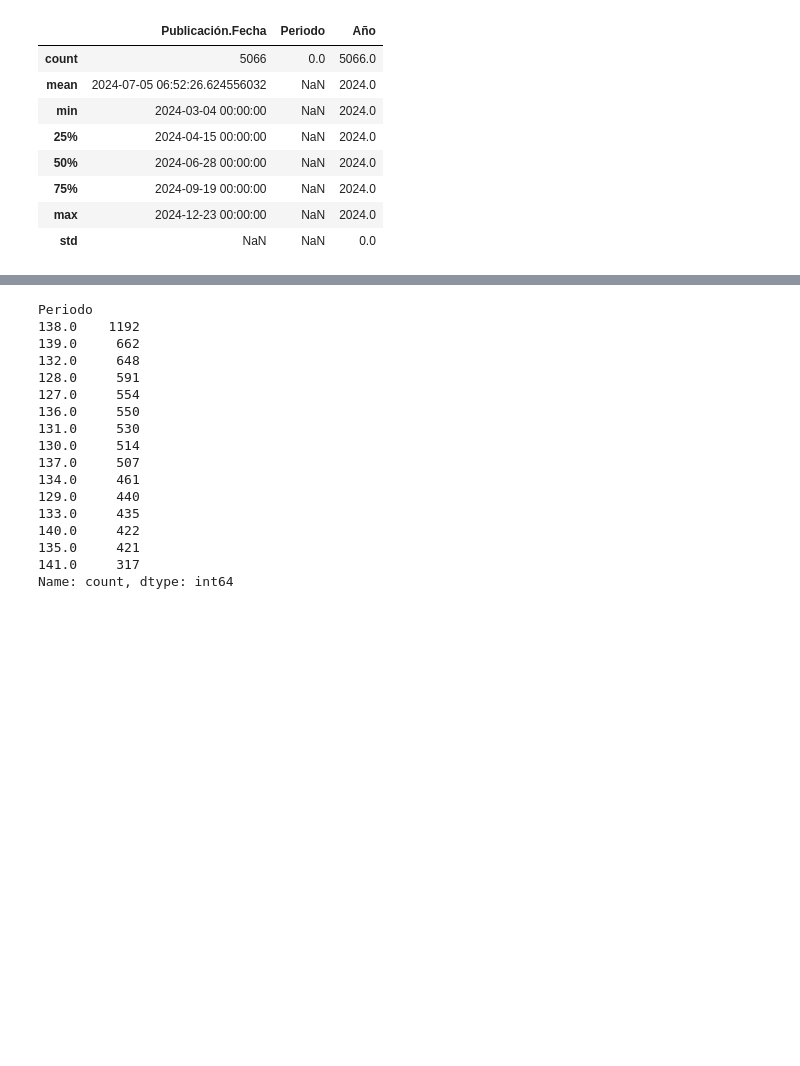
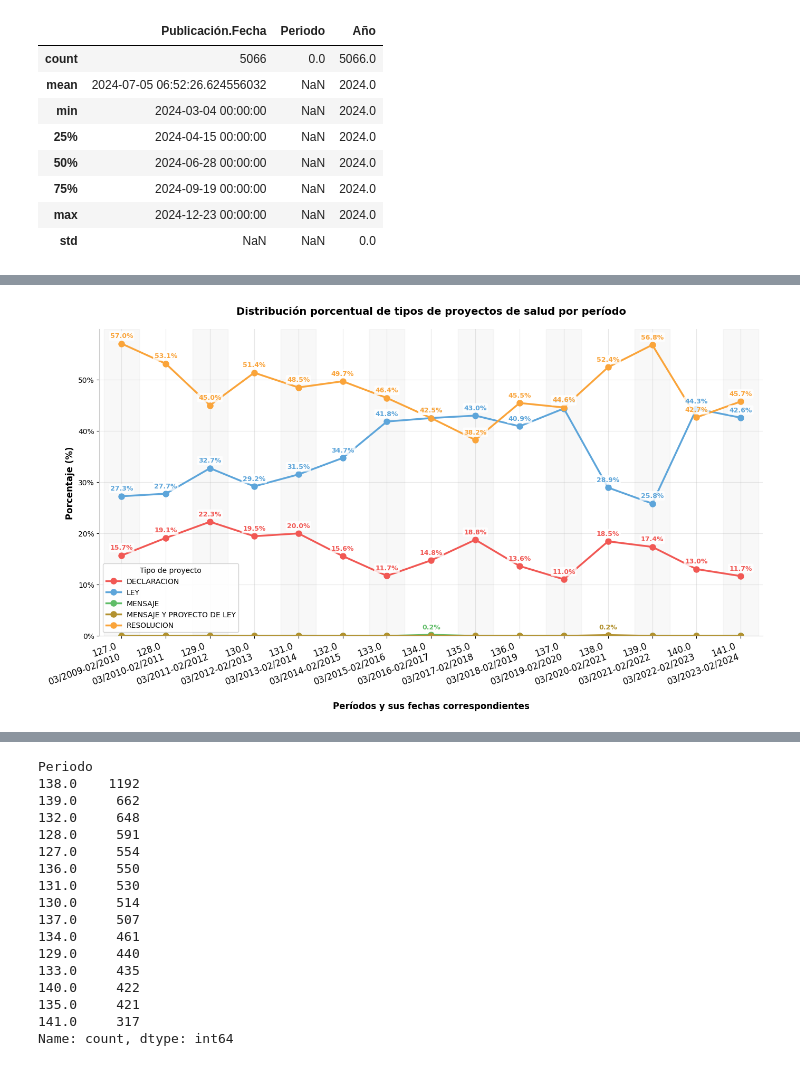
Before and after one commit to AmaliaGuaymasCanavire/iamas_iniciativasleg_salud, a Jupyter notebook: src/notebooks/2.2eda_IL_SALUD_2009_2024.ipynb, the cells around one changed output, grey strips where cells are left out. Saved outputs shown, nothing was run; the diff lists cells and outputs as text; code cells hidden in the pictures; blank space fills up the shorter version.

```diff
--- a/src/notebooks/2.2eda_IL_SALUD_2009_2024.ipynb
+++ b/src/notebooks/2.2eda_IL_SALUD_2009_2024.ipynb
@@ -279,0 +574,8 @@ del proyecto_2009_2024_LIMPIO_df['Fecha']
+# %%
+# Preparar los datos
+salud_df = proyecto_2009_2024_LIMPIO_df[proyecto_2009_2024_LIMPIO_df['Proyecto_SALUD'] == 1]
+tipo_counts = salud_df.groupby(['Periodo', 'Tipo']).size().unstack(fill_value=0)
+display(tipo_counts)
+# Calcular porcentajes por período
+tipo_percentages = tipo_counts.div(tipo_counts.sum(axis=1), axis=0) * 100
+display(tipo_percentages)
@@ -279,0 +617,91 @@ del proyecto_2009_2024_LIMPIO_df['Fecha']
+# %%
+
+# Paleta de colores accesible
+colors_pie2 = ['#F15854', '#5DA5DA', '#60BD68', '#B2912F','#FAA43A']  # Rojo, Azul, Verde, Amarillo-marrón
+
+# Configurar el estilo
+plt.style.use('default')
+fig, ax = plt.subplots(figsize=(14, 8))
+
+# Crear el gráfico de líneas para cada tipo
+for i, (tipo, color) in enumerate(zip(tipo_percentages.columns, colors_pie2)):
+    ax.plot(tipo_percentages.index, tipo_percentages[tipo],
+            marker='o', linewidth=2.5, markersize=8,
+            label=tipo, color=color)
+
+    # Añadir anotaciones de valores porcentuales
+    for periodo, valor in zip(tipo_percentages.index, tipo_percentages[tipo]):
+        if valor > 0:  # Solo annotar valores mayores a 0
+            ax.annotate(f'{valor:.1f}%',
+                       xy=(periodo, valor),
+                       xytext=(0, 8), textcoords='offset points',
+                       ha='center', fontsize=9, fontweight='bold',
+                       color=color,
+                       bbox=dict(boxstyle="round,pad=0.2",
+                                facecolor='white',
+                                alpha=0.8,
+                                edgecolor='none'))
+
+# Configurar el eje X con las fechas
+xticks = sorted(tipo_percentages.index)
+xtick_labels = [periodos_a_fechas(x) for x in xticks]
+
+ax.set_xticks(xticks)
+ax.set_xticklabels(xtick_labels, rotation=20, ha='right', fontsize=12)
+
+
+# Configuraciones del gráfico
+
+ax.set_xlabel('Períodos y sus fechas correspondientes',
+              fontsize=12,
+              fontweight='bold',
+              labelpad=20)
+
+ax.set_ylabel('Porcentaje (%)', fontsize=12, fontweight='bold')
+ax.set_title('Distribución porcentual de tipos de proyectos de salud por período',
+             fontsize=14, fontweight='bold', pad=20)
+
+ax.legend(title='Tipo de proyecto', loc='best', framealpha=0.9)
+ax.grid(True, alpha=0.3)
+ax.set_axisbelow(True)
+
+# Formatear eje Y como porcentaje
+ax.yaxis.set_major_formatter(PercentFormatter(decimals=0))
+
+# Añadir línea de referencia en 0%
+ax.axhline(y=0, color='gray', linestyle='-', alpha=0.5, linewidth=0.5)
+
+# Ajustar límites para mejor visualización
+ax.set_xlim(xticks[0] - 0.5, xticks[-1] + 0.5)
+ax.set_ylim(bottom=0)  # Empezar desde 0%
+
+# Mejorar estética
+ax.spines['top'].set_visible(False)
+ax.spines['right'].set_visible(False)
+ax.spines['left'].set_color('#cccccc')
+ax.spines['bottom'].set_color('#cccccc')
+
+# Añadir fondo alternado para mejor lectura de períodos
+for i, periodo in enumerate(xticks):
+    if i % 2 == 0:
+        ax.axvspan(periodo - 0.4, periodo + 0.4, alpha=0.05, color='gray')
+
+# Ajustar layout
+plt.tight_layout()
+plt.subplots_adjust(bottom=0.2)
+
+plt.show()
+
+# Mostrar estadísticas resumen
+print("="*60)
+print("RESUMEN - DISTRIBUCIÓN DE TIPOS DE PROYECTOS DE SALUD")
+print("="*60)
+print(f"Período analizado: {min(xticks)} - {max(xticks)}")
+print(f"Total proyectos de salud: {len(salud_df)}")
+print("\nDistribución general por tipo:")
+for tipo in tipo_percentages.columns:
+    total_tipo = tipo_counts[tipo].sum()
+    pct_tipo = (total_tipo / len(salud_df)) * 100
+    print(f"  {tipo}: {total_tipo} proyectos ({pct_tipo:.1f}%)")
+# %% [output]
+[figure, added]
```
Also changed, not shown: parts of 32 cells of this notebook, 37 other files.
